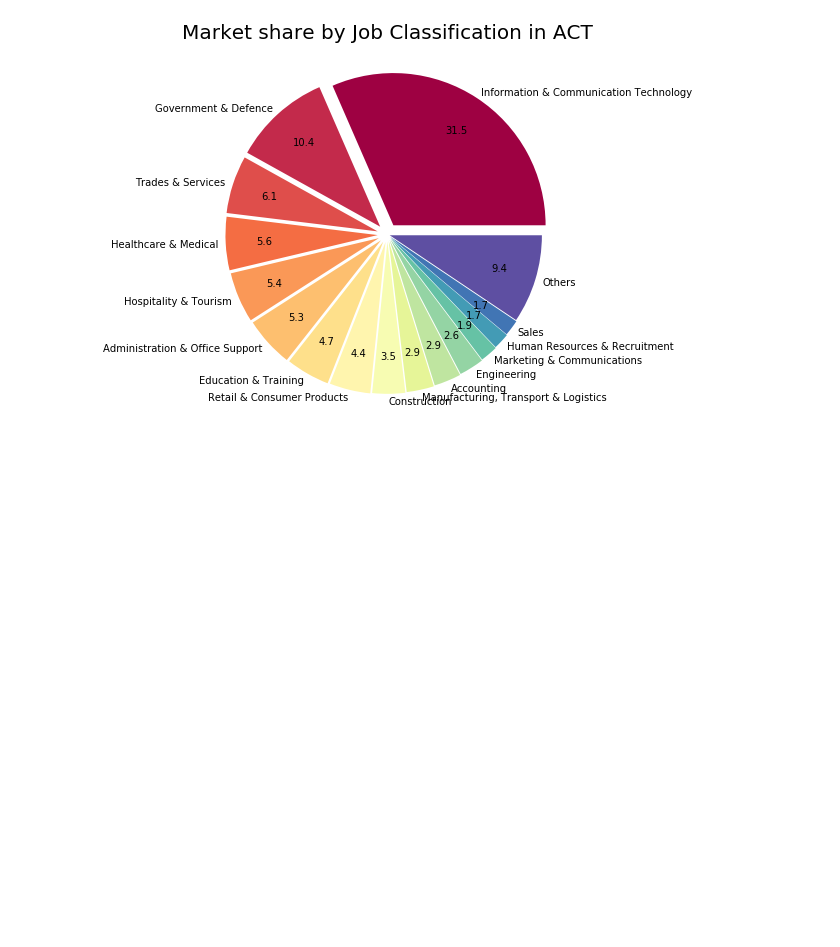
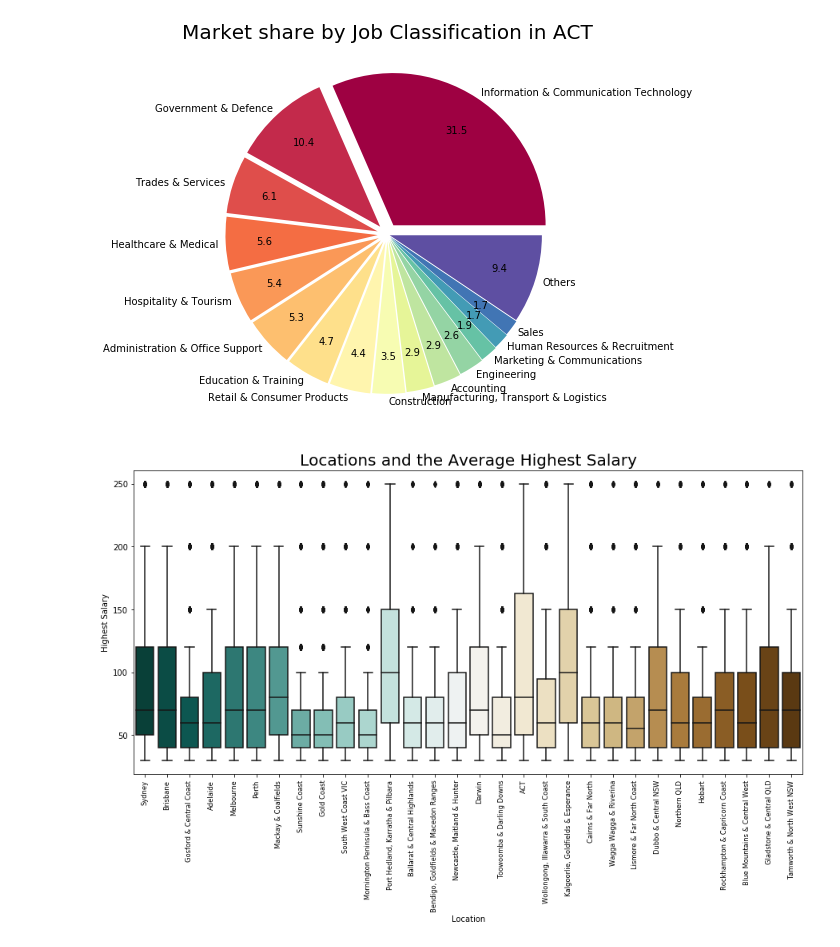
Before and after one commit to muriloOliveira7/7030ICTAssignmentPart1, a Jupyter notebook: job_market.ipynb, the cells around one changed output. Saved outputs shown, nothing was run; the diff lists cells and outputs as text; code cells hidden in the pictures; blank space fills up the shorter version.

Commit message:
Update job_market.ipynb
Add box plot for Task 2.5

```diff
--- a/job_market.ipynb
+++ b/job_market.ipynb
@@ -375,3 +375,38 @@ plt.ylabel('')
 plt.show()
 # %% [output]
 [figure]
+# %%
+# Task 5
+# Can you find the salary distribution for the top 30 cities for the number of job postings?
+# Visualize them in the boxplot chart
+
+# Create a new dataframe grouping by the Location
+df_locations = df3.copy()
+
+
+# Get the top 30 locations by count of job postings
+df_toplocations = df_locations.groupby('Location').count()
+df_toplocations = df_toplocations.sort_values(by=['Id'], ascending = False)
+df_toplocations = df_toplocations[:30].copy()
+
+# Select only the locations in the toplocations DataFrame
+df_locations = df_locations.loc[df_locations['Location'].isin(df_toplocations.index)]
+
+# Start creating the chart
+plt.figure(figsize=(15,7))
+boxPlot = sns.boxplot(x='Location', y='HighestSalary', palette="BrBG_r", data=df_locations,
+                       dodge=False, zorder=2)
+boxPlot.set_xticklabels(
+    boxPlot.get_xticklabels(),
+    rotation=90,
+    fontweight='light',
+    fontsize='small'
+)
+
+# Draw the labels
+plt.title('Locations and the Average Highest Salary', {'fontsize': '20' })
+plt.xlabel('Location')
+plt.ylabel('Highest Salary')
+plt.show()
+# %% [output]
+[figure, added]
```
